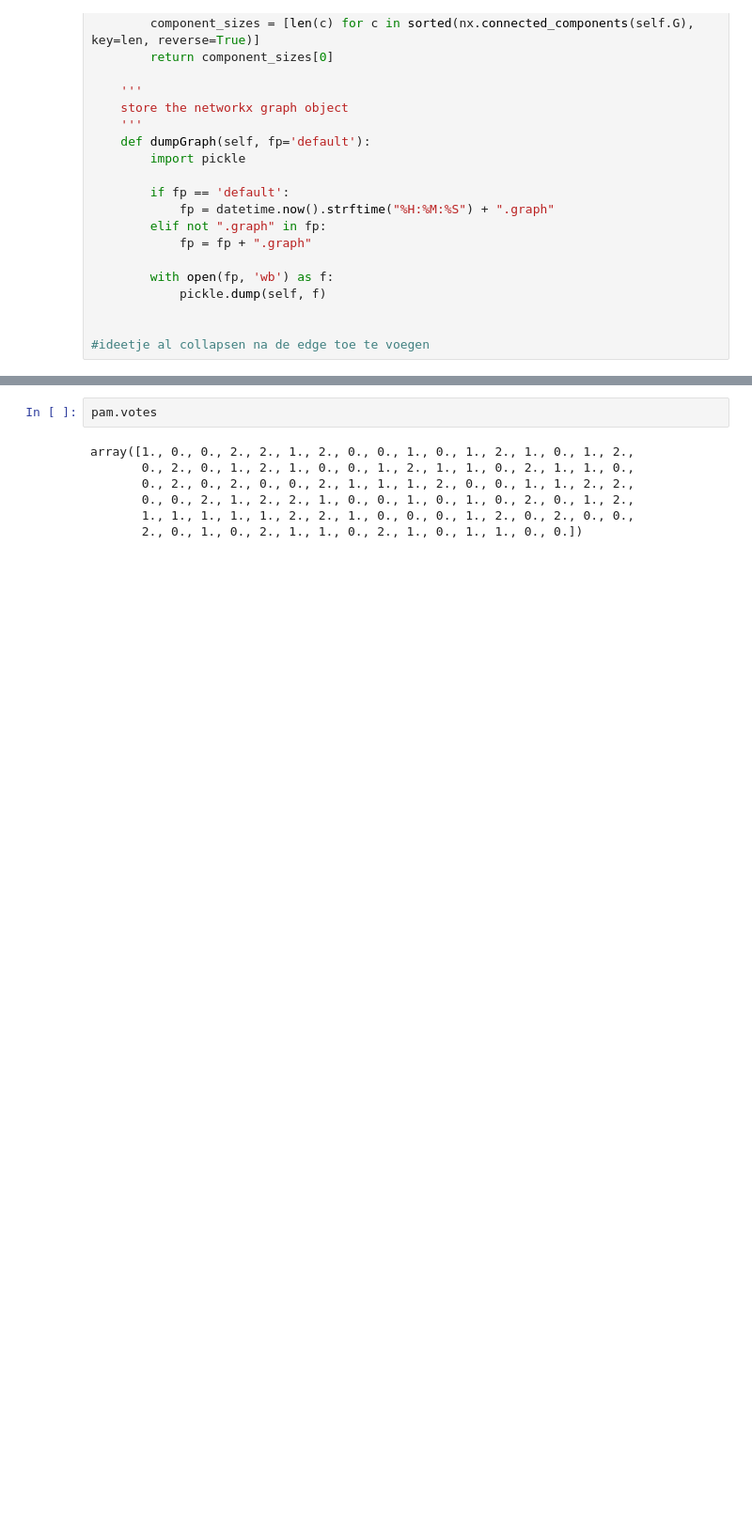
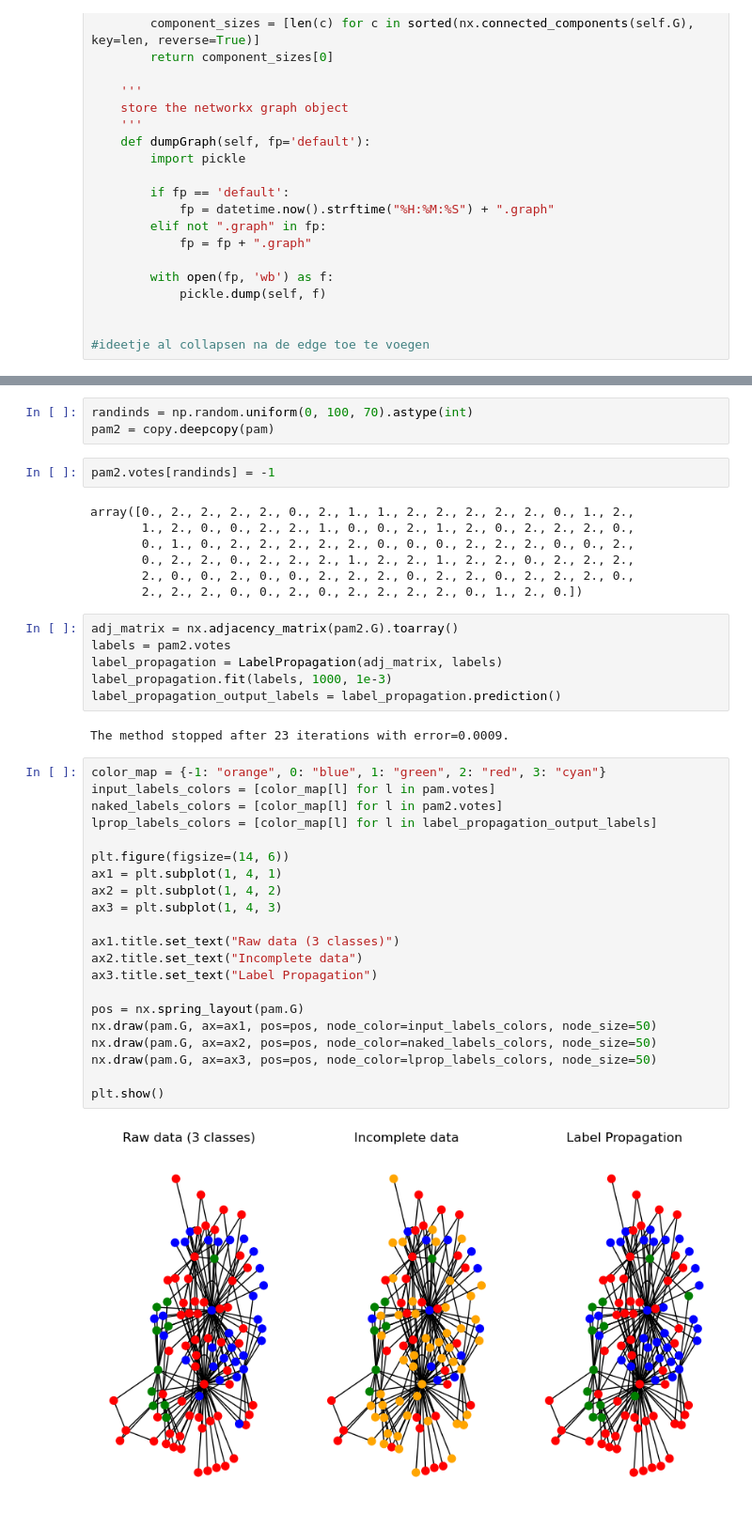
Before and after one commit to samuelzegers/atip, a Jupyter notebook: Coexistence.ipynb, the cells around one changed output, grey strips where cells are left out. Shown at 94% size. Cells and saved outputs as stored; diff of their text form; blank space fills up the shorter version.

```diff
--- a/Coexistence.ipynb
+++ b/Coexistence.ipynb
@@ -267,12 +269,46 @@ pam.draw3()
-# %%
-pam.votes
-# %% [output]
-array([1., 0., 0., 2., 2., 1., 2., 0., 0., 1., 0., 1., 2., 1., 0., 1., 2.,
-       0., 2., 0., 1., 2., 1., 0., 0., 1., 2., 1., 1., 0., 2., 1., 1., 0.,
-       0., 2., 0., 2., 0., 0., 2., 1., 1., 1., 2., 0., 0., 1., 1., 2., 2.,
-       0., 0., 2., 1., 2., 2., 1., 0., 0., 1., 0., 1., 0., 2., 0., 1., 2.,
-       1., 1., 1., 1., 1., 2., 2., 1., 0., 0., 0., 1., 2., 0., 2., 0., 0.,
-       2., 0., 1., 0., 2., 1., 1., 0., 2., 1., 0., 1., 1., 0., 0.])
+# %%
+randinds = np.random.uniform(0, 100, 70).astype(int)
+pam2 = copy.deepcopy(pam)
+# %%
+pam2.votes[randinds] = -1
+# %% [output]
+array([0., 2., 2., 2., 2., 0., 2., 1., 1., 2., 2., 2., 2., 2., 0., 1., 2.,
+       1., 2., 0., 0., 2., 2., 1., 0., 0., 2., 1., 2., 0., 2., 2., 2., 0.,
+       0., 1., 0., 2., 2., 2., 2., 2., 0., 0., 0., 2., 2., 2., 0., 0., 2.,
+       0., 2., 2., 0., 2., 2., 2., 1., 2., 2., 1., 2., 2., 0., 2., 2., 2.,
+       2., 0., 0., 2., 0., 0., 2., 2., 2., 0., 2., 2., 0., 2., 2., 2., 0.,
+       2., 2., 2., 0., 0., 2., 0., 2., 2., 2., 2., 0., 1., 2., 0.])
+# %%
+adj_matrix = nx.adjacency_matrix(pam2.G).toarray()
+labels = pam2.votes
+label_propagation = LabelPropagation(adj_matrix, labels)
+label_propagation.fit(labels, 1000, 1e-3)
+label_propagation_output_labels = label_propagation.prediction()
+# %% [output]
+The method stopped after 23 iterations with error=0.0009.
+# %%
+color_map = {-1: "orange", 0: "blue", 1: "green", 2: "red", 3: "cyan"}
+input_labels_colors = [color_map[l] for l in pam.votes]
+naked_labels_colors = [color_map[l] for l in pam2.votes]
+lprop_labels_colors = [color_map[l] for l in label_propagation_output_labels]
+
+plt.figure(figsize=(14, 6))
+ax1 = plt.subplot(1, 4, 1)
+ax2 = plt.subplot(1, 4, 2)
+ax3 = plt.subplot(1, 4, 3)
+
+ax1.title.set_text("Raw data (3 classes)")
+ax2.title.set_text("Incomplete data")
+ax3.title.set_text("Label Propagation")
+
+pos = nx.spring_layout(pam.G)
+nx.draw(pam.G, ax=ax1, pos=pos, node_color=input_labels_colors, node_size=50)
+nx.draw(pam.G, ax=ax2, pos=pos, node_color=naked_labels_colors, node_size=50)
+nx.draw(pam.G, ax=ax3, pos=pos, node_color=lprop_labels_colors, node_size=50)
+
+plt.show()
+# %% [output]
+[figure, added]
 # %%
 def _collapseGraph2(self):
     adj = nx.to_numpy_array(self.G_repr).astype('int8')
```
Also changed, not shown: parts of 5 cells of this notebook, 1 other file.
